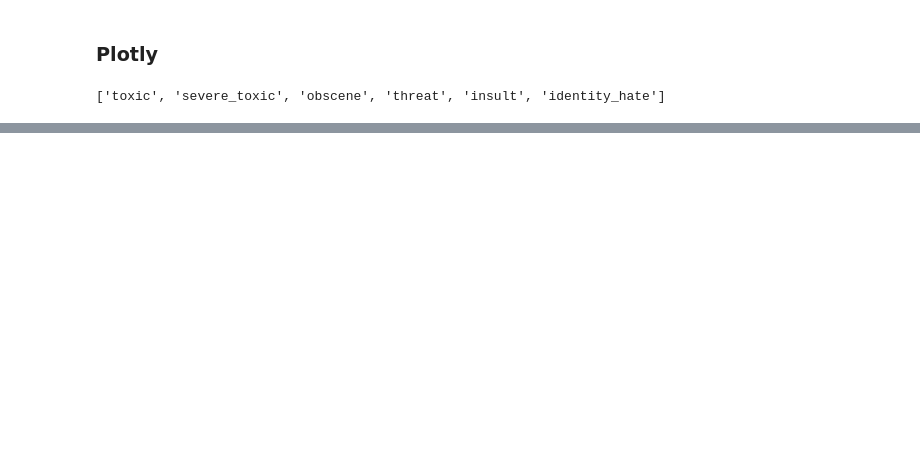
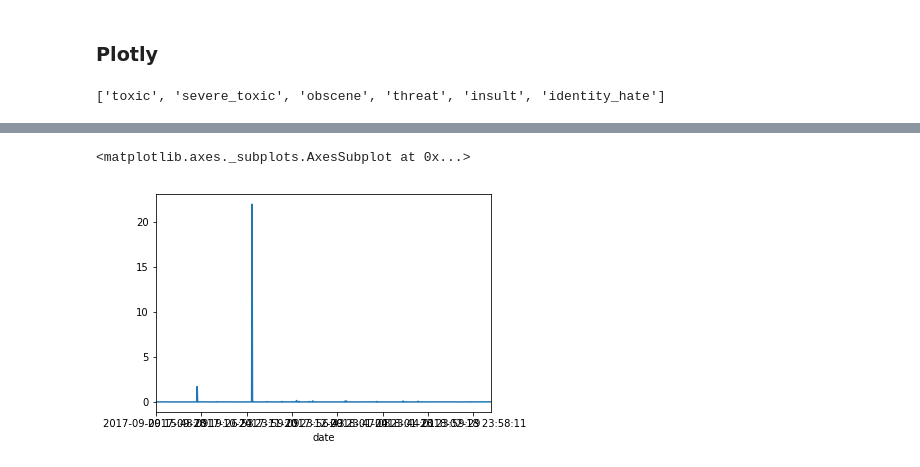
Before and after one commit to rosegao/toxic_tweets, a Jupyter notebook: toxic/ian_notebooks/plotly-ian.ipynb, the cells around one changed output, grey strips where cells are left out. Drawn from its saved outputs; the diff is of its cells as text; code cells hidden in the pictures; blank space fills up the shorter version.

```diff
--- a/toxic/ian_notebooks/plotly-ian.ipynb
+++ b/toxic/ian_notebooks/plotly-ian.ipynb
@@ -5,6 +5,6 @@ import matplotlib.pyplot as plt
 import seaborn as sns
 %matplotlib inline
 # %%
-df = pd.read_csv("classified_tweets_schumer", encoding = "ISO-8859-1")
+df = pd.read_csv("../classified/classified_tweets_uraniumone", encoding = "ISO-8859-1")
 # %%
 df = df.drop('Unnamed: 0', 1)
@@ -192,0 +206,9 @@ py.dashboard_ops.upload(my_dboard, 'botsbotsbots Tweet Toxicity Dashboard')
+# %%
+df['likes'] = df['likes'].astype(float)
+
+# normalizing identity hate by tweet popularity
+df['popular_obscene'] = df['obscene']*df['likes']
+df.groupby('date')['popular_obscene'].mean().plot()
+# %% [output]
+<matplotlib.axes._subplots.AxesSubplot at 0x...>
+[figure, added]
```
Also changed, not shown: parts of 10 cells of this notebook, 5 other files.
